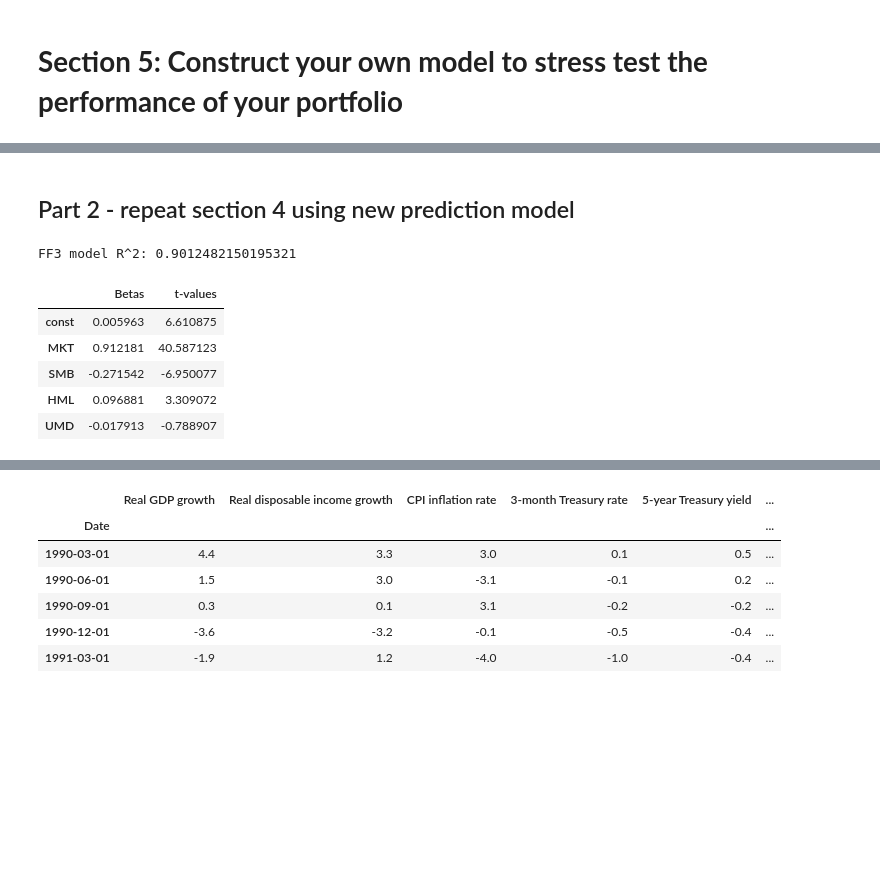
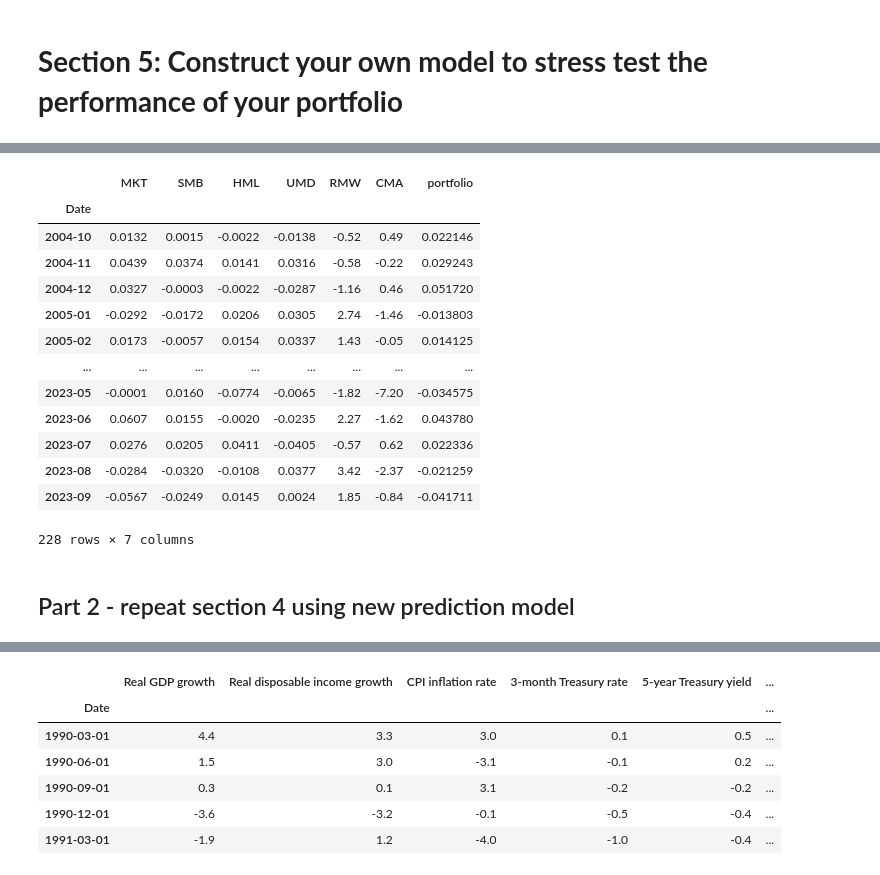
Before and after one commit to vafang25/Econ_Project_2, a Jupyter notebook: Data_Project_2.ipynb, the cells around one changed output, grey strips where cells are left out. Saved outputs shown, nothing was run; the diff lists cells and outputs as text; code cells hidden in the pictures; blank space fills up the shorter version.

```diff
--- a/Data_Project_2.ipynb
+++ b/Data_Project_2.ipynb
@@ -664,2 +692,27 @@ cum_stressed_predicted_returns.plot(title='Predicted Cumulative Portfolio Return
 # %% [markdown]
 # **Section 5: Construct your own model to stress test the performance of your portfolio**
+# %%
+data = pd.read_csv('F-F_Research_Data_5_Factors_2x3.csv')
+data = data.set_index(data.columns[0])
+data.index = pd.to_datetime(data.index, format='%Y%m')
+data.index.rename('Date', inplace=True)
+data = data[:"2023"]
+data = data[['RMW', 'CMA']]
+# %%
+FF_factors = pd.read_excel('wrds_data.xlsx', sheet_name='returns', index_col=0)
+FF_factors = FF_factors[['FAMA-FRENCH MARKET FACTOR', 'RISK-FREE RATE', 'FAMA-FRENCH SIZE FACTOR (SMB)', 'FAMA-FRENCH VALUE FACTOR (HML)', 'MOMENTUM FACTOR']]
+FF_factors = FF_factors.rename(columns={'FAMA-FRENCH MARKET FACTOR': 'MKT', 'RISK-FREE RATE': 'RF','FAMA-FRENCH SIZE FACTOR (SMB)': 'SMB', 'FAMA-FRENCH VALUE FACTOR (HML)': 'HML', 'MOMENTUM FACTOR': 'UMD'})
+FF_factors['MKT'] = FF_factors['MKT'] - FF_factors['RF']
+FF_factors = FF_factors.drop(columns=['RF'])
+FF_factors = FF_factors["1963-07":]
+
+
+# Reset the indices of both DataFrames
+test_reset = FF_factors.reset_index()
+data_reset = data.reset_index(drop=True)
+
+# Concatenate the DataFrames along the columns axis
+FF_factors = pd.concat([test_reset, data_reset], axis=1)
+FF_factors.set_index('Date', inplace=True)
+# Display the updated DataFrame
+FF_factors
@@ -666,21 +734,24 @@ cum_stressed_predicted_returns.plot(title='Predicted Cumulative Portfolio Return
+# %%
+# get FF factors and portfolio returns in one dataframe
+
+FF_model = FF_factors.copy()
+FF_model['portfolio'] = returns['portfolio']
+FF_model = FF_model.dropna()
+FF_model
+# %% [output]
+|  | MKT | SMB | HML | UMD | RMW | CMA | portfolio |
+| Date |  |  |  |  |  |  |  |
+| 2004-10 | 0.0132 | 0.0015 | -0.0022 | -0.0138 | -0.52 | 0.49 | 0.022146 |
+| 2004-11 | 0.0439 | 0.0374 | 0.0141 | 0.0316 | -0.58 | -0.22 | 0.029243 |
+| 2004-12 | 0.0327 | -0.0003 | -0.0022 | -0.0287 | -1.16 | 0.46 | 0.051720 |
+| 2005-01 | -0.0292 | -0.0172 | 0.0206 | 0.0305 | 2.74 | -1.46 | -0.013803 |
+| 2005-02 | 0.0173 | -0.0057 | 0.0154 | 0.0337 | 1.43 | -0.05 | 0.014125 |
+| ... | ... | ... | ... | ... | ... | ... | ... |
+| 2023-05 | -0.0001 | 0.0160 | -0.0774 | -0.0065 | -1.82 | -7.20 | -0.034575 |
+| 2023-06 | 0.0607 | 0.0155 | -0.0020 | -0.0235 | 2.27 | -1.62 | 0.043780 |
+| 2023-07 | 0.0276 | 0.0205 | 0.0411 | -0.0405 | -0.57 | 0.62 | 0.022336 |
+| 2023-08 | -0.0284 | -0.0320 | -0.0108 | 0.0377 | 3.42 | -2.37 | -0.021259 |
+| 2023-09 | -0.0567 | -0.0249 | 0.0145 | 0.0024 | 1.85 | -0.84 | -0.041711 |
+228 rows × 7 columns
 # %% [markdown]
 ## Part 2 - repeat section 4 using new prediction model
-# %%
-X = FF_model[['MKT', 'SMB', 'HML', 'UMD']]
-X = sm.add_constant(X)
-Y = FF_model['portfolio']
-ffmodel = sm.OLS(Y, X).fit()
-
-# print results
-
-print("FF3 model R^2:", ffmodel.rsquared)
-ffmodel_regression_summary = pd.DataFrame([ffmodel.params, ffmodel.tvalues], index=['Betas', 't-values']).T
-ffmodel_regression_summary
-# %% [output]
-FF3 model R^2: 0.9012482150195321
-|  | Betas | t-values |
-| const | 0.005963 | 6.610875 |
-| MKT | 0.912181 | 40.587123 |
-| SMB | -0.271542 | -6.950077 |
-| HML | 0.096881 | 3.309072 |
-| UMD | -0.017913 | -0.788907 |
```
Also changed, not shown: parts of 24 cells of this notebook, 1 other file.
